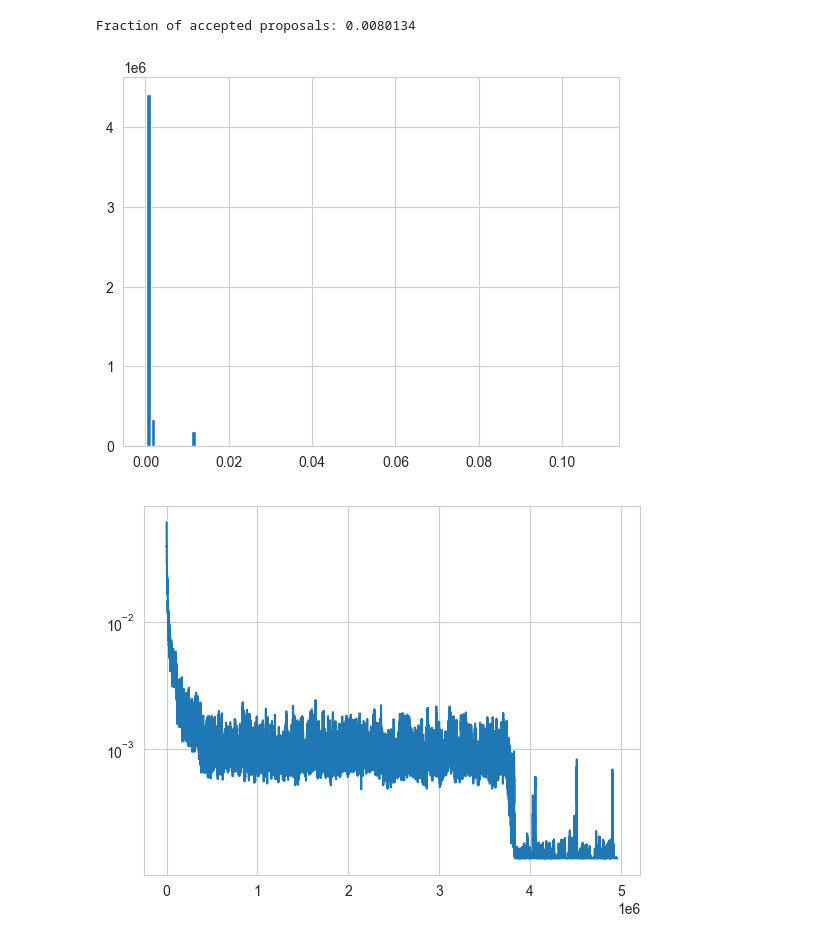
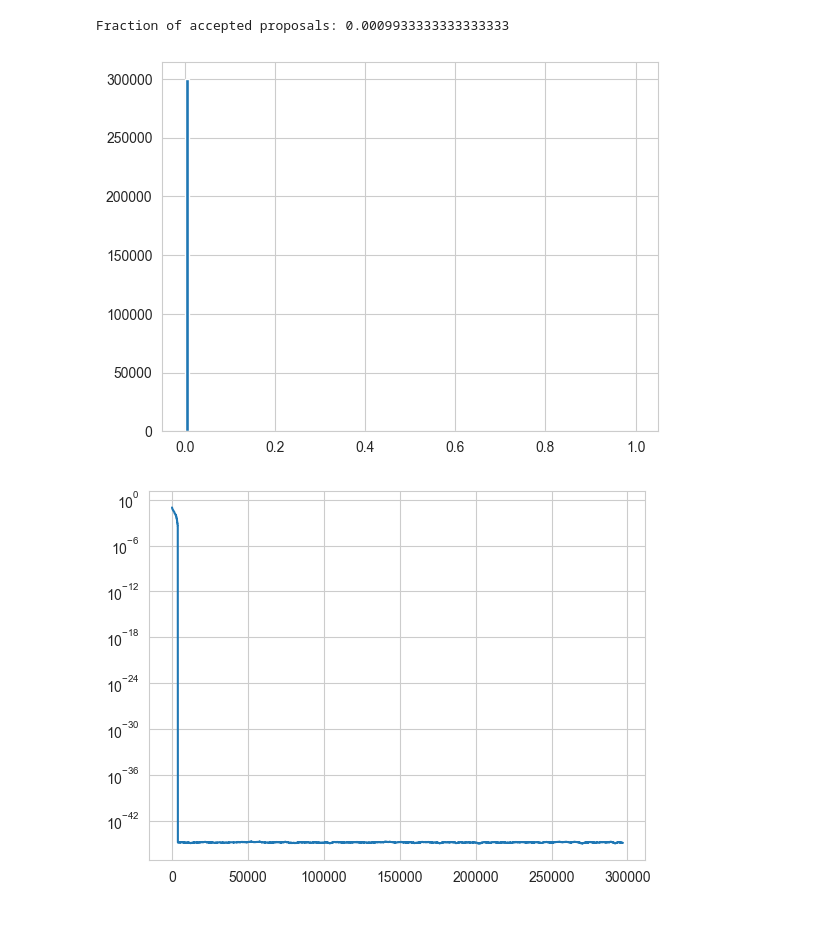
Before and after one commit to DarioFi/Potts-model-phase-transitions, a Jupyter notebook: Potts.ipynb, the cells around one changed output. Drawn from its saved outputs; the diff is of its cells as text; code cells hidden in the pictures.

```diff
--- a/Potts.ipynb
+++ b/Potts.ipynb
@@ -5,7 +5,7 @@ import seaborn as sns
 # %%
 # global parameters
 
-L = 30             # side length
+L = 10             # side length
 N = L ** 2        # number of sites
 q = 5             # number of states per site
 # %%
@@ -77,12 +77,12 @@ def metropolis(delta_en, t):
 #     for j in range(i+1, N):
 #         J[i, j] = J[j, i]
 
-# # random nearest-neighbour interaction matrix
-J = np.zeros((N, N))
-assert np.sqrt(N) == int(np.sqrt(N))    # N must be a perfect square
-for i in range(N):
-    for j in [(i//L)*L + (i+1)%L, (i//L)*L + (i-1)%L, ((i//L+1)%L)*L + i%L, ((i//L-1)%L)*L + i%L]:
-        J[i, j] = np.random.randn()
+# # # random nearest-neighbour interaction matrix
+# J = np.zeros((N, N))
+# assert np.sqrt(N) == int(np.sqrt(N))    # N must be a perfect square
+# for i in range(N):
+#     for j in [(i//L)*L + (i+1)%L, (i//L)*L + (i-1)%L, ((i//L+1)%L)*L + i%L, ((i//L-1)%L)*L + i%L]:
+#         J[i, j] = np.random.randn()
 
 # # complete ferromagnetic interaction
 # J = - np.ones((N, N))
@@ -95,13 +95,16 @@ for i in range(N):
     for j in [(i//L)*L + (i+1)%L, (i//L)*L + (i-1)%L, ((i//L+1)%L)*L + i%L, ((i//L-1)%L)*L + i%L]:
         J[i, j] = k
 # %%
+%%timeit
 # Monte Carlo simulation
+
+np.random.seed(1)
 
 # random initial configuration
 sigma = np.random.randint(0, q, N)
 
-t = 0.0005
-nstep = 5000000
+t = 0.0001
+nstep = 300000
 stride = 1000
 
 en = energy(sigma, J)
@@ -121,7 +124,9 @@ for istep in range(nstep):
 
     # update probability history
     if delta_en > 0:
-        prob_history.append(min(1, np.exp(- delta_en / t)))
+        prob_history.append(np.exp(- delta_en / t))
+    else:
+        prob_history.append(1)
 
     # prepare magnetization update
     mag_history[:, istep+1] = mag_history[:, istep]
@@ -146,4 +151,5 @@ for istep in range(nstep):
         print(istep, en)
 
 en_history = np.array(en_history)
+prob_history = np.array(prob_history)
 # %% [output]
@@ -184,18 +190,18 @@ print(f"Fraction of accepted proposals: {n_accepted / nstep}")
 plt.hist(prob_history, bins=100)
 plt.show()
 # %% [output]
-Fraction of accepted proposals: 0.0080134
+Fraction of accepted proposals: 0.0009933333333333333
-[figure, old version]
+[figure, new version]
 # %%
 # convolve acceptance probabilities with a kernel to improve visualization
-window_size = 1000
+window_size = 3000
 kernel = np.ones(window_size) / window_size
 smoothed_probs = np.convolve(prob_history, kernel, mode='valid')
 
 # plot
 plt.plot(smoothed_probs)
 plt.yscale('log')
 plt.show()
 # %% [output]
-[figure, old version]
+[figure, new version]
 # %%
```
Also changed, not shown: parts of 5 cells of this notebook, 2 other files.
